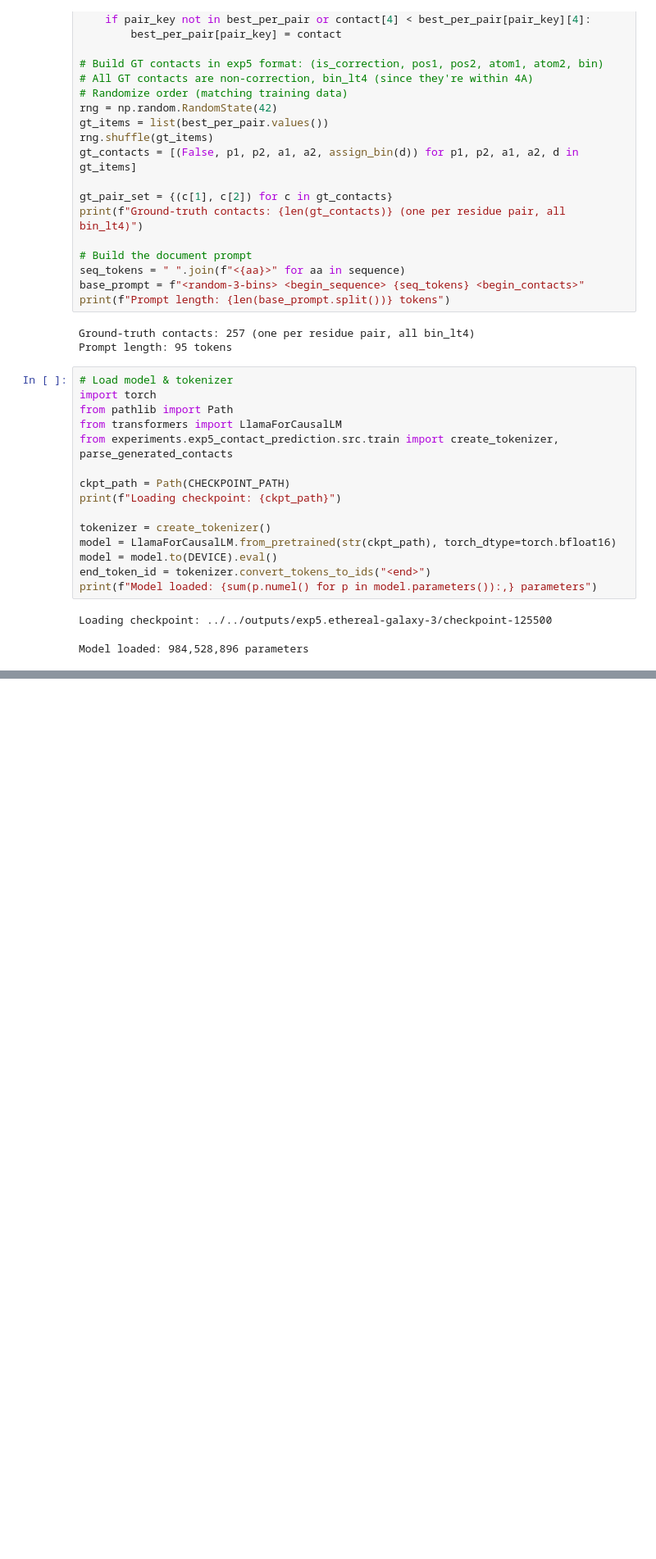
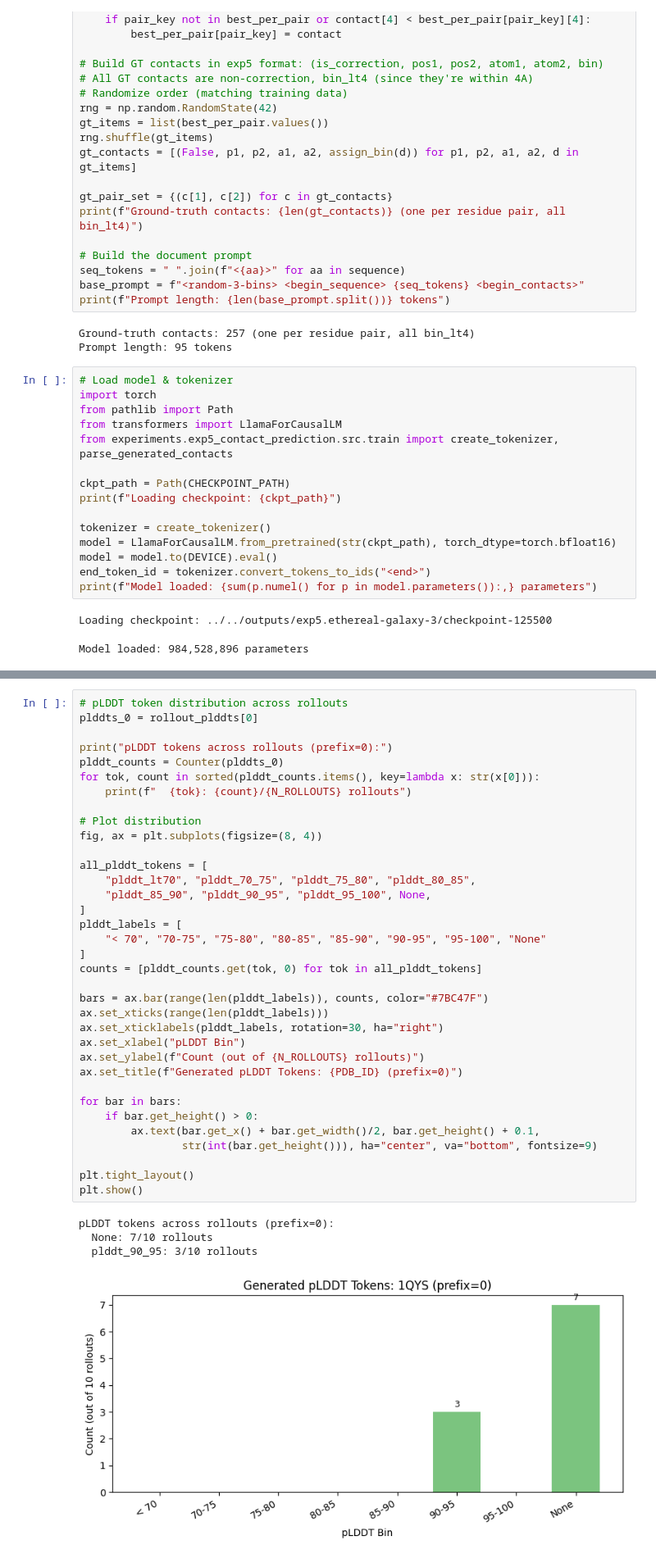
Before and after one commit to timodonnell/LlamaFold-experiments, a Jupyter notebook: experiments/exp5_contact_prediction/visualize_contacts.ipynb, the cells around one changed output, grey strips where cells are left out. Shown at 82% size. Saved outputs shown, nothing was run; the diff lists cells and outputs as text; blank space fills up the shorter version.

```diff
--- a/experiments/exp5_contact_prediction/visualize_contacts.ipynb
+++ b/experiments/exp5_contact_prediction/visualize_contacts.ipynb
@@ -517,0 +724,40 @@ plt.show()
+# %%
+# pLDDT token distribution across rollouts
+plddts_0 = rollout_plddts[0]
+
+print("pLDDT tokens across rollouts (prefix=0):")
+plddt_counts = Counter(plddts_0)
+for tok, count in sorted(plddt_counts.items(), key=lambda x: str(x[0])):
+    print(f"  {tok}: {count}/{N_ROLLOUTS} rollouts")
+
+# Plot distribution
+fig, ax = plt.subplots(figsize=(8, 4))
+
+all_plddt_tokens = [
+    "plddt_lt70", "plddt_70_75", "plddt_75_80", "plddt_80_85",
+    "plddt_85_90", "plddt_90_95", "plddt_95_100", None,
+]
+plddt_labels = [
+    "< 70", "70-75", "75-80", "80-85", "85-90", "90-95", "95-100", "None"
+]
+counts = [plddt_counts.get(tok, 0) for tok in all_plddt_tokens]
+
+bars = ax.bar(range(len(plddt_labels)), counts, color="#7BC47F")
+ax.set_xticks(range(len(plddt_labels)))
+ax.set_xticklabels(plddt_labels, rotation=30, ha="right")
+ax.set_xlabel("pLDDT Bin")
+ax.set_ylabel(f"Count (out of {N_ROLLOUTS} rollouts)")
+ax.set_title(f"Generated pLDDT Tokens: {PDB_ID} (prefix=0)")
+
+for bar in bars:
+    if bar.get_height() > 0:
+        ax.text(bar.get_x() + bar.get_width()/2, bar.get_height() + 0.1,
+                str(int(bar.get_height())), ha="center", va="bottom", fontsize=9)
+
+plt.tight_layout()
+plt.show()
+# %% [output]
+pLDDT tokens across rollouts (prefix=0):
+  None: 7/10 rollouts
+  plddt_90_95: 3/10 rollouts
+[figure, added]
```
Also changed, not shown: parts of 12 cells of this notebook, 1 other file.
